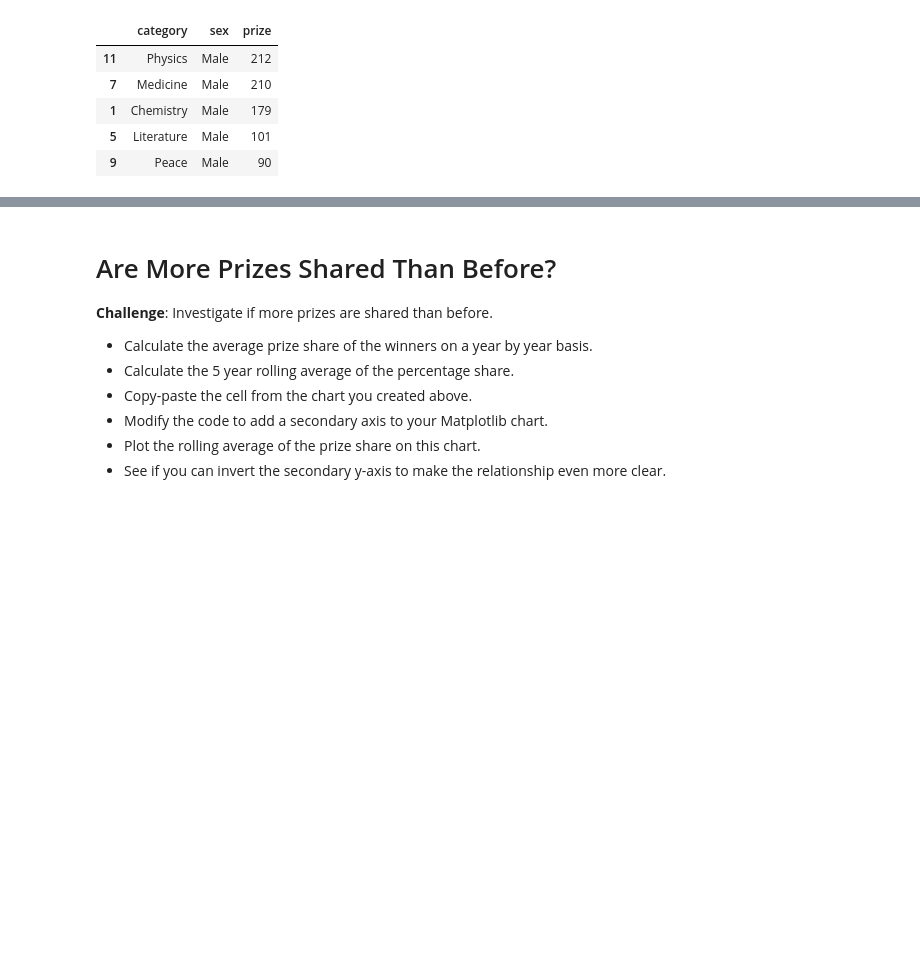
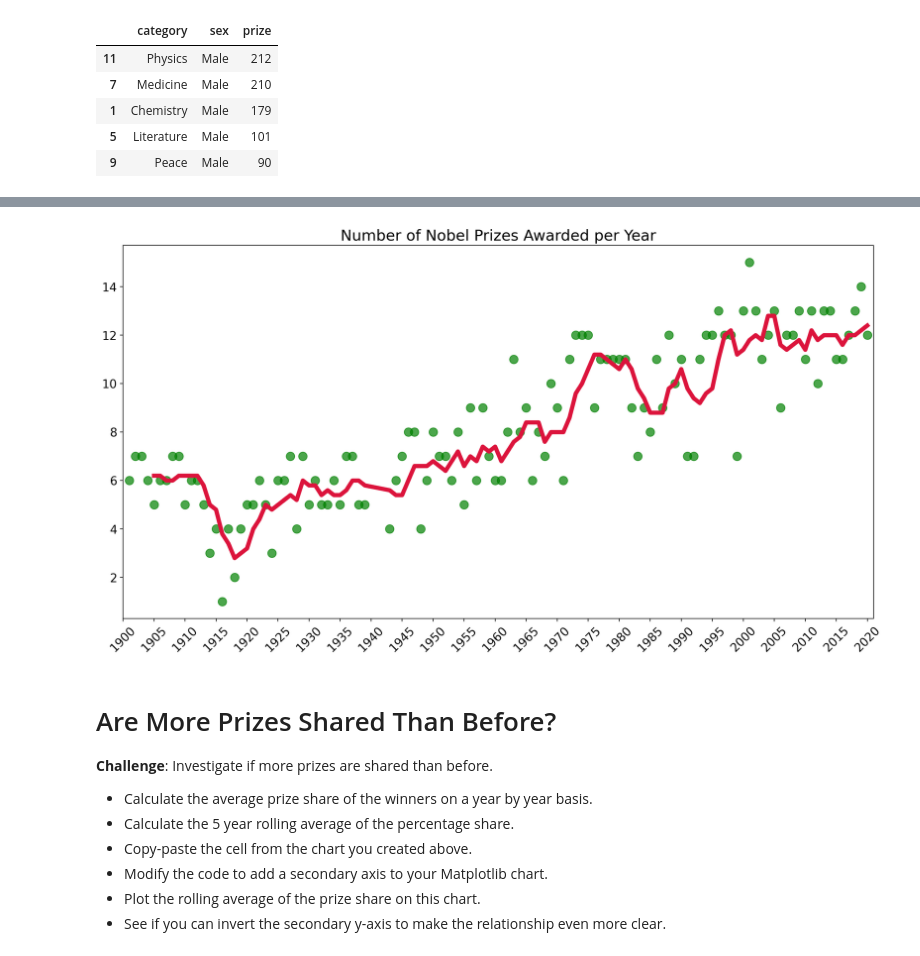
Before and after one commit to anushrinagul63/google_colab_notebooks, a Jupyter notebook: Nobel_Prize_Analysis.ipynb, the cells around one changed output, grey strips where cells are left out. Saved outputs shown, nothing was run; the diff lists cells and outputs as text; code cells hidden in the pictures; blank space fills up the shorter version.

Commit message:
scatter plot with rolling avg

```diff
--- a/Nobel_Prize_Analysis.ipynb
+++ b/Nobel_Prize_Analysis.ipynb
@@ -326,3 +316,19 @@ col.head()
+# %%
+prizes_per_year = df_data.groupby('year').count().prize
+prizes_per_year.head()
+rolling_avg = prizes_per_year.rolling(window=5).mean()
+# %%
+plt.figure(figsize=(16,8), dpi=200)
+plt.title('Number of Nobel Prizes Awarded per Year', fontsize=18)
+plt.yticks(fontsize=14)
+plt.xticks(ticks=np.arange(1900, 2021, 5), fontsize=14, rotation=45)
+axs = plt.gca()
+axs.set_xlim(1900, 2021)
+axs.scatter(x=prizes_per_year.index, y=prizes_per_year.values, alpha=0.7, s=100, c='green')
+axs.plot(prizes_per_year.index, rolling_avg.values, linewidth=5, c='crimson')
+plt.show()
+# %% [output]
+[figure, added]
 # %% [markdown]
 # Are More Prizes Shared Than Before?
 
```
Also changed, not shown: parts of 2 cells of this notebook.
